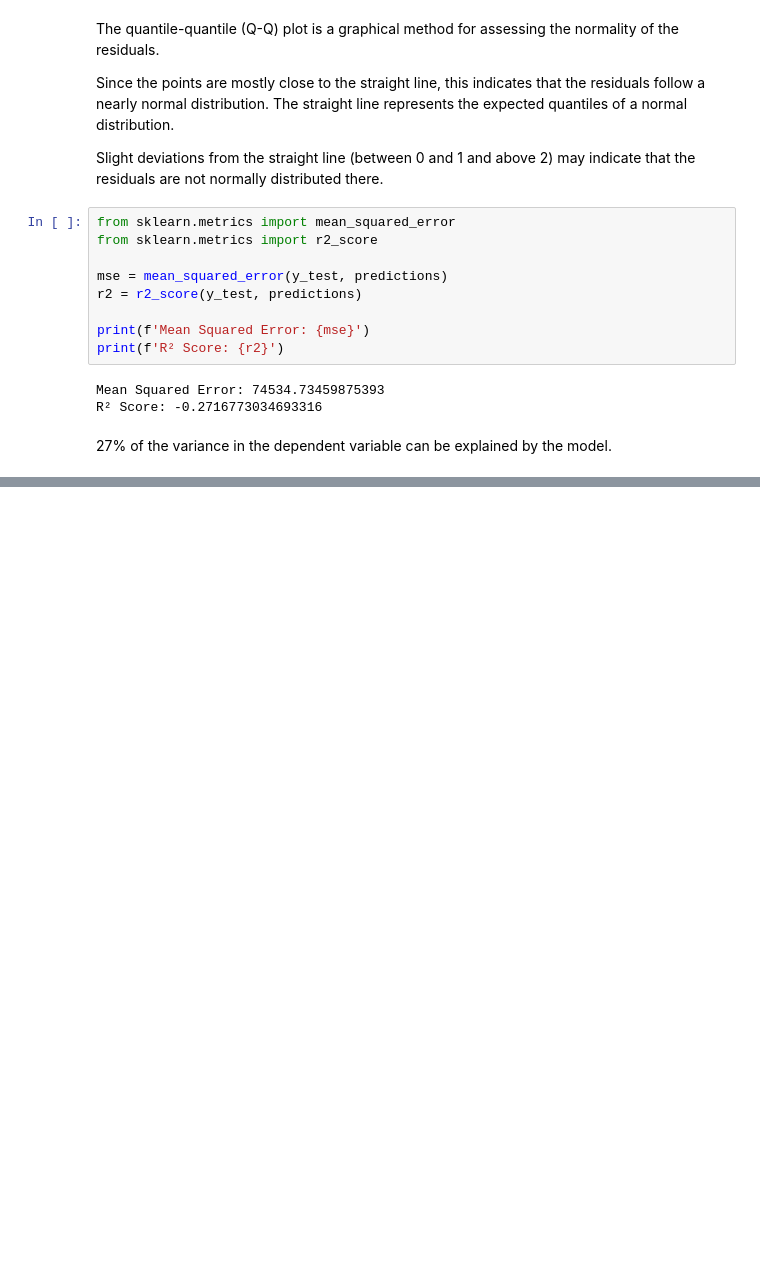
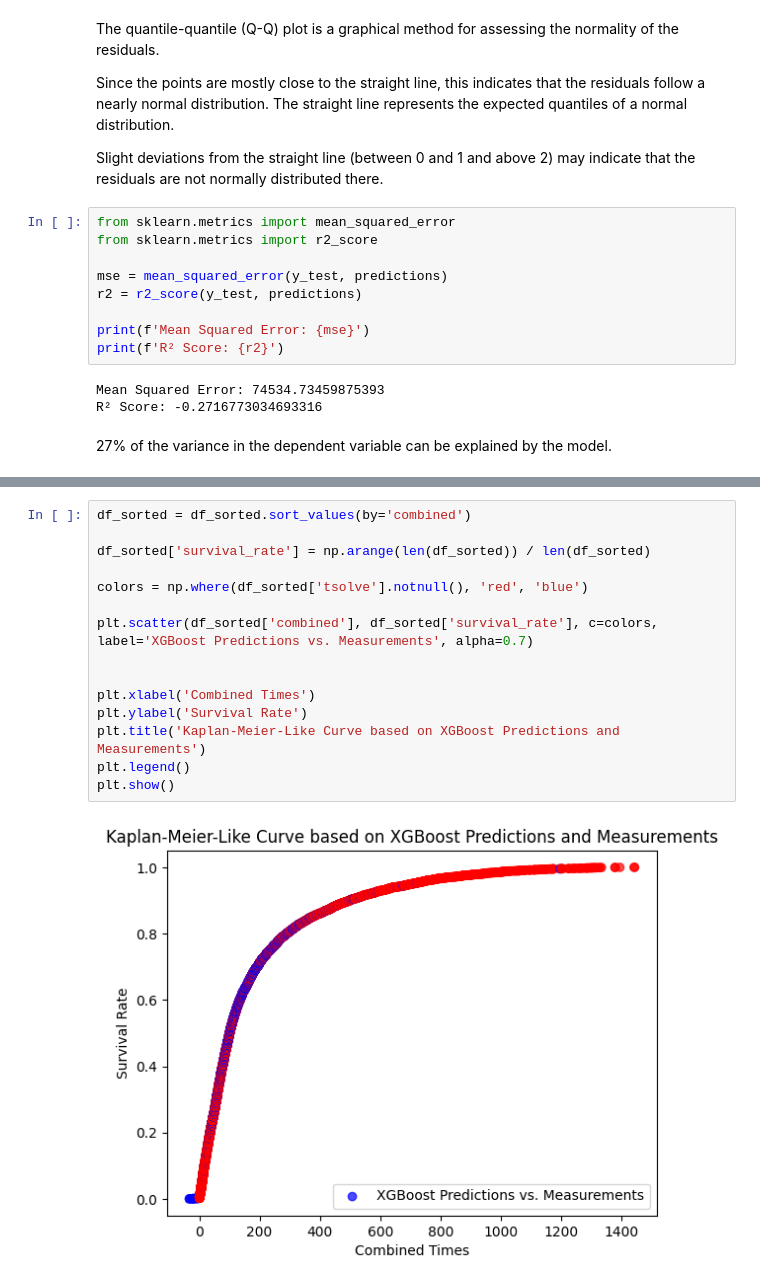
Before and after one commit to denizterzioglu/sabbo, a Jupyter notebook: ANotebook.ipynb, the cells around one changed output, grey strips where cells are left out. Saved outputs shown, nothing was run; the diff lists cells and outputs as text; blank space fills up the shorter version.

```diff
--- a/ANotebook.ipynb
+++ b/ANotebook.ipynb
@@ -1581,0 +1604,17 @@ R² Score: -0.2716773034693316
+# %%
+df_sorted = df_sorted.sort_values(by='combined')
+
+df_sorted['survival_rate'] = np.arange(len(df_sorted)) / len(df_sorted)
+
+colors = np.where(df_sorted['tsolve'].notnull(), 'red', 'blue')
+
+plt.scatter(df_sorted['combined'], df_sorted['survival_rate'], c=colors, label='XGBoost Predictions vs. Measurements', alpha=0.7)
+
+
+plt.xlabel('Combined Times')
+plt.ylabel('Survival Rate')
+plt.title('Kaplan-Meier-Like Curve based on XGBoost Predictions and Measurements')
+plt.legend()
+plt.show()
+# %% [output]
+[figure, added]
```
Also changed, not shown: parts of 3 cells of this notebook.
